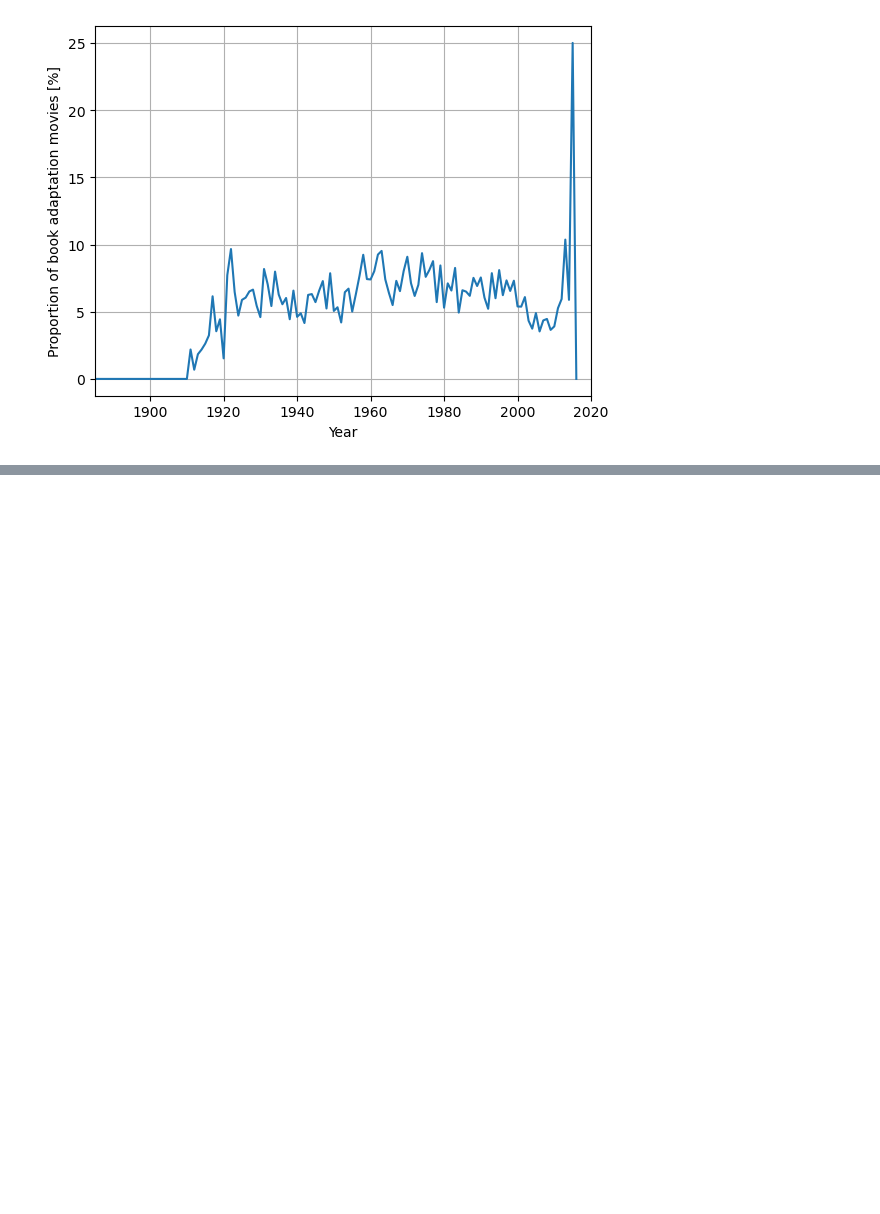
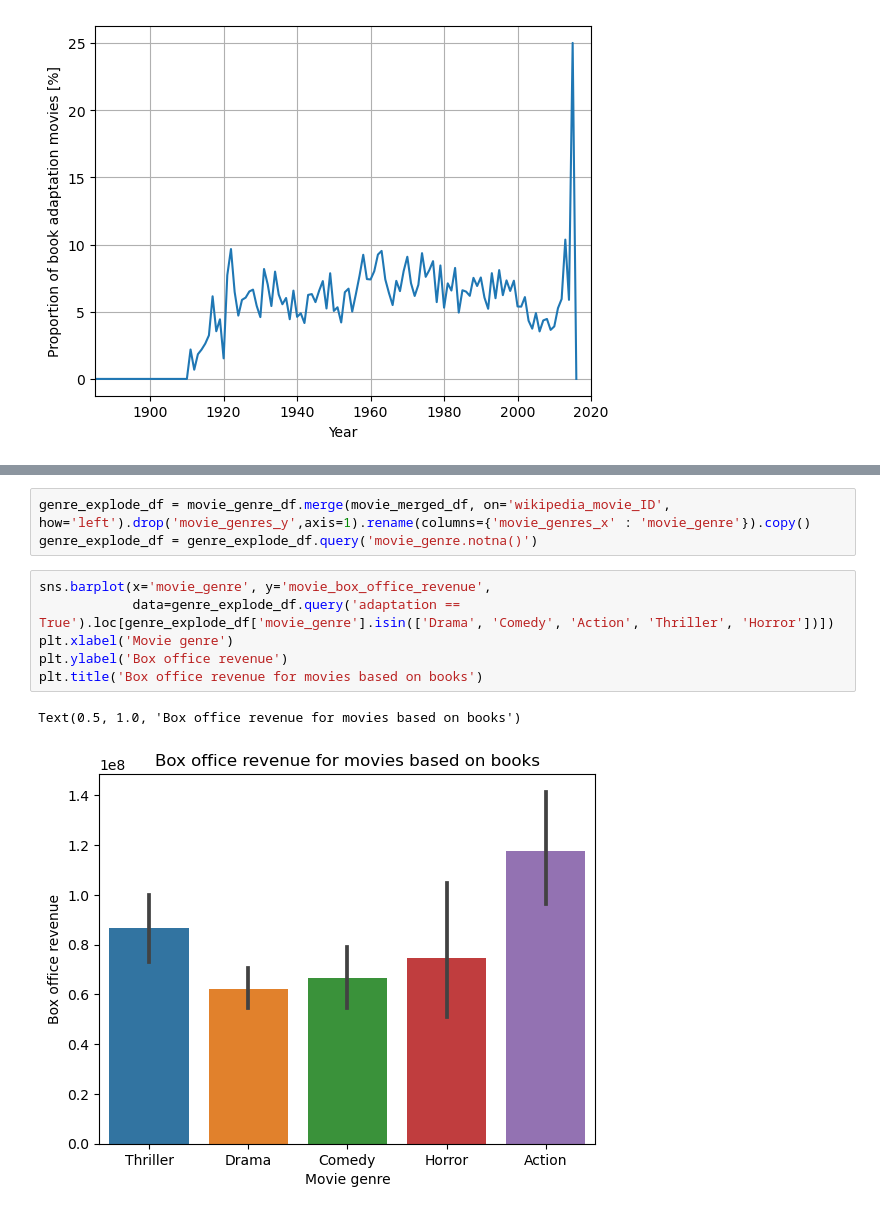
Before and after one commit to epfl-ada/ada-2023-project-team0110, a Jupyter notebook: first_analysis.ipynb, the cells around one changed output, grey strips where cells are left out. Drawn from its saved outputs; the diff is of its cells as text; blank space fills up the shorter version.

```diff
--- a/first_analysis.ipynb
+++ b/first_analysis.ipynb
@@ -209,0 +249,12 @@ movie_merged_df.merge(first_movie_genre, on='wikipedia_movie_ID', how='left')
+# %%
+genre_explode_df = movie_genre_df.merge(movie_merged_df, on='wikipedia_movie_ID', how='left').drop('movie_genres_y',axis=1).rename(columns={'movie_genres_x' : 'movie_genre'}).copy()
+genre_explode_df = genre_explode_df.query('movie_genre.notna()')
+# %%
+sns.barplot(x='movie_genre', y='movie_box_office_revenue',
+            data=genre_explode_df.query('adaptation == True').loc[genre_explode_df['movie_genre'].isin(['Drama', 'Comedy', 'Action', 'Thriller', 'Horror'])])
+plt.xlabel('Movie genre')
+plt.ylabel('Box office revenue')
+plt.title('Box office revenue for movies based on books')
+# %% [output]
+Text(0.5, 1.0, 'Box office revenue for movies based on books')
+[figure, added]
```
Also changed, not shown: parts of 10 cells of this notebook.
